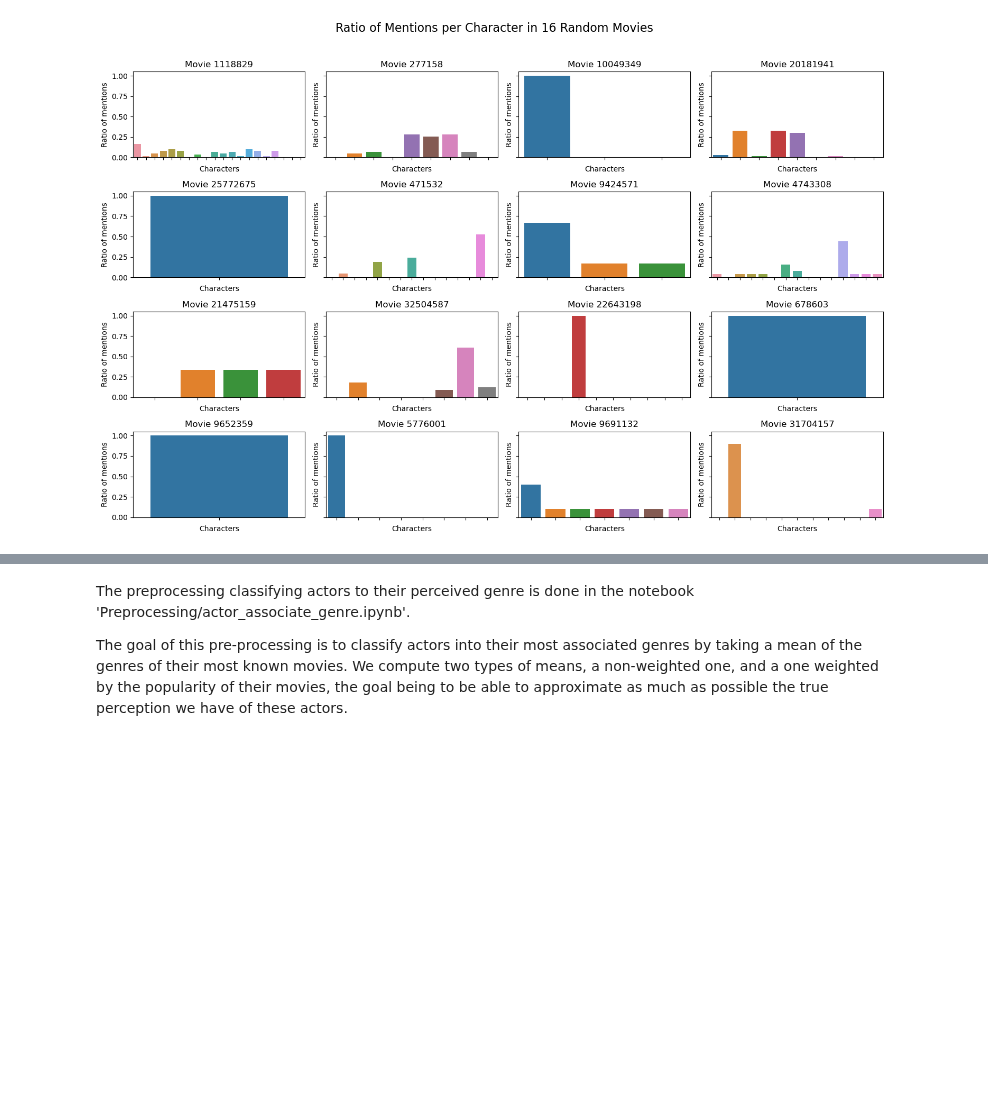
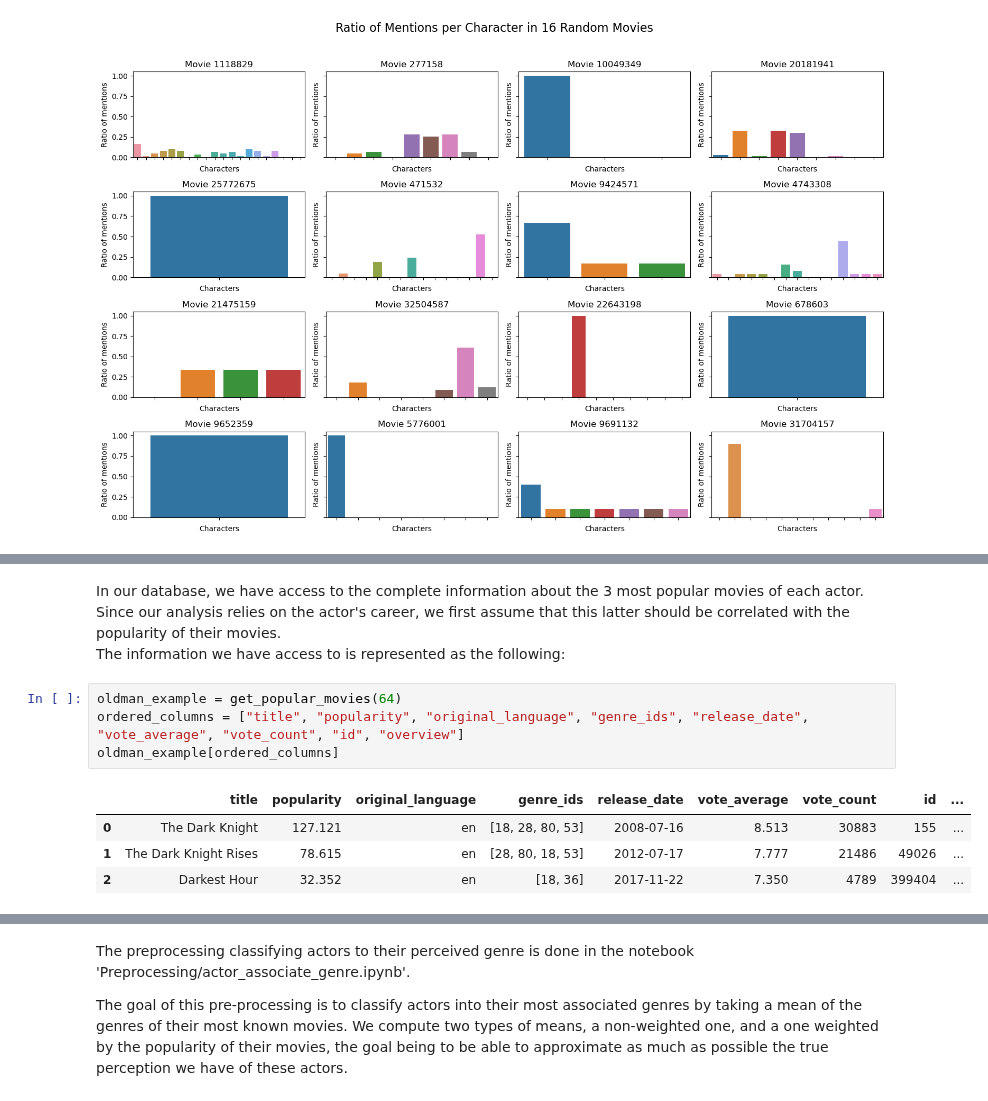
Before and after one commit to epfl-ada/ada-2023-project-cinemada, a Jupyter notebook: main.ipynb, the cells around one changed output, grey strips where cells are left out. Saved outputs shown, nothing was run; the diff lists cells and outputs as text; blank space fills up the shorter version.

```diff
--- a/main.ipynb
+++ b/main.ipynb
@@ -71,0 +109,12 @@ plt.show()
+# %% [markdown]
+In our database, we have access to the complete information about the 3 most popular movies of each actor. Since our analysis relies on the actor's career, we first assume that this latter should be correlated with the popularity of their movies.
+The information we have access to is represented as the following:
+# %%
+oldman_example = get_popular_movies(64)
+ordered_columns = ["title", "popularity", "original_language", "genre_ids", "release_date", "vote_average", "vote_count", "id", "overview"]
+oldman_example[ordered_columns]
+# %% [output]
+|  | title | popularity | original_language | genre_ids | release_date | vote_average | vote_count | id | ... |
+| 0 | The Dark Knight | 127.121 | en | [18, 28, 80, 53] | 2008-07-16 | 8.513 | 30883 | 155 | ... |
+| 1 | The Dark Knight Rises | 78.615 | en | [28, 80, 18, 53] | 2012-07-17 | 7.777 | 21486 | 49026 | ... |
+| 2 | Darkest Hour | 32.352 | en | [18, 36] | 2017-11-22 | 7.350 | 4789 | 399404 | ... |
```
Also changed, not shown: parts of 9 cells of this notebook, 1 other file.
